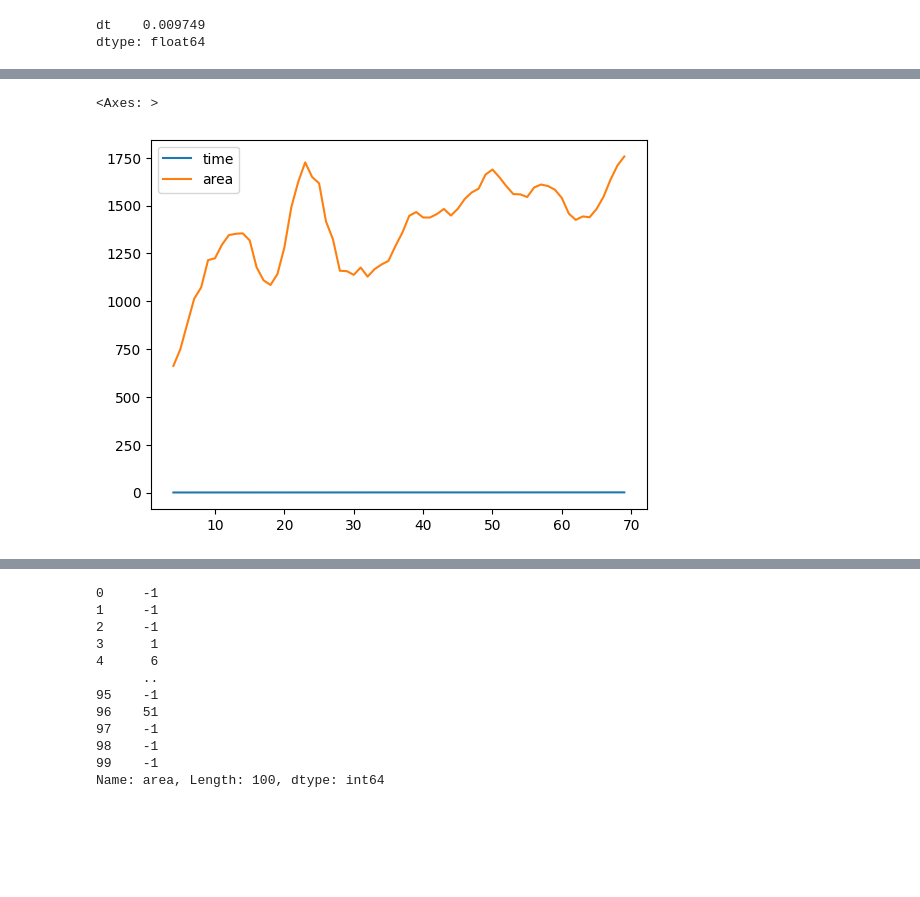
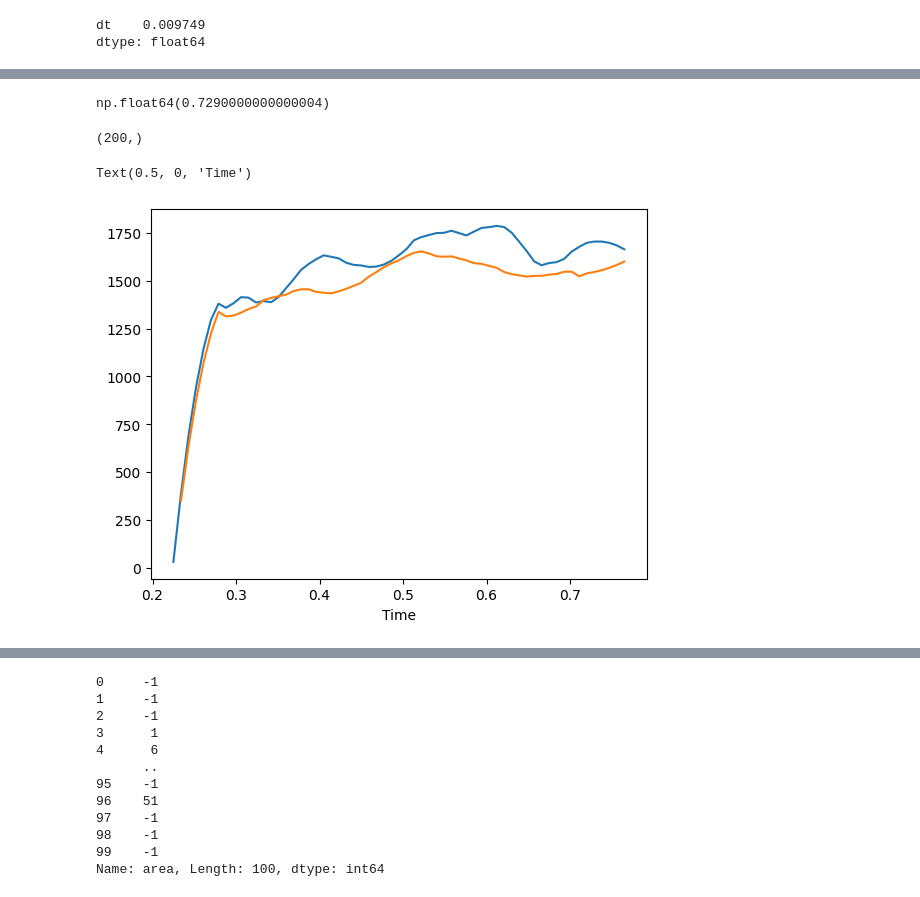
Before and after one commit to tsak1998/pronuclei_extraction, a Jupyter notebook: src/notebooks_pn/euploid_research.ipynb, the cells around one changed output, grey strips where cells are left out. Drawn from its saved outputs; the diff is of its cells as text; code cells hidden in the pictures; blank space fills up the shorter version.

Commit message:
pronucleia euploidity investigation

```diff
--- a/src/notebooks_pn/euploid_research.ipynb
+++ b/src/notebooks_pn/euploid_research.ipynb
@@ -90,4 +90,4 @@ pth_lib2 = Path("/home/tsakalis/ntua/phd/cellforge/cellforge/data/raw_timelapses
 def get_slide_ids(pth: Path) -> list[str]:
     return [(x.name, x) for x in list(pth.glob('*'))]
 # %%
-file_avail = pd.DataFrame(get_slide_ids(pth_lib)+get_slide_ids(pth_lib2), columns=['embryo_id', 'pth']).drop_duplicates()
+file_avail = pd.DataFrame(get_slide_ids(pth_lib)+get_slide_ids(pth_lib2), columns=['embryo_id', 'pth']).drop_duplicates(subset=['embryo_id'])
@@ -445,5 +387,5 @@ len([0, 0, 0, 0, 0, 0, 0, 0, 0, 0, 0, 0, 0, 0, 0, 0, 0, 0, 0, 0, 0, 0, 0, 0, 0,
 # %%
-merged_df['y'] = mapped_results
+merged_df['y'] = merged_df['Class_Grade'].values
 # %%
 # merged_df[['y']+[target_column]].to_csv('targets.csv',index=False)
 # %%
@@ -669,3 +612,5 @@ full_pn1_df['time'] = full_pn1_df['dt'].cumsum()
 full_pn2_df['time'] = full_pn2_df['dt'].cumsum()
 
 whole_emb_all_df['time'] = whole_emb_all_df['dt'].cumsum()
+# %%
+merged_df = merged_df.dropna(subset=['Class_Grade'])
@@ -759,9 +718,9 @@ appear_pn2 = []
 dt_appear = []
 fade_pn1 = []
 fade_pn2 = []
-for id_, group1 in full_pn1_df.groupby('embryo_id'):
+for id_ in merged_df['embryo_id'].drop_duplicates():
     # First PN: fill NaNs, compute time, extract active segment
-    group1 = group1.copy()
+    group1 = full_pn1_df[full_pn1_df['embryo_id'] == id_].copy()#group1.copy()
     group1['area'] = group1['area'].fillna(1)
     group1['time'] = group1['dt'].cumsum()
     start1, len1 = find_signal(group1['area'].values != 1)
@@ -774,7 +733,7 @@ for id_, group1 in full_pn1_df.groupby('embryo_id'):
     start2, len2 = find_signal(group2['area'].values != 1)
     second_pn = group2.iloc[start2 : start2 + len2].reset_index(drop=True)
 
-    whole_emb_slice = whole_emb_all_df.iloc[start1 : start1 + len1]
+    # whole_emb_slice = whole_emb_all_df.iloc[start1 : start1 + len1]
 
     appear_pn1.append(first_pn.iloc[0]['time'])
     appear_pn2.append(second_pn.iloc[0]['time'])
@@ -797,12 +756,13 @@ for id_, group1 in full_pn1_df.groupby('embryo_id'):
     q2_size.append(first_pn['area'].quantile(0.9))
     avg_degree.append(np.quantile(angle_deg,0.1))
 
-    eccentricity_to_embryo = np.sqrt(
-        (first_pn['x'].values - whole_emb_slice['x'].values)**2 +
-        (first_pn['y'].values - whole_emb_slice['y'].values)**2
-    )
+    eccentricity_to_embryo = 0
+    # np.sqrt(
+    #     (first_pn['x'].values - whole_emb_slice['x'].values)**2 +
+    #     (first_pn['y'].values - whole_emb_slice['y'].values)**2
+    # )
 
-    dist_to_emb.append(eccentricity_to_embryo[~np.isnan(eccentricity_to_embryo)].mean())
+    # dist_to_emb.append(eccentricity_to_embryo[~np.isnan(eccentricity_to_embryo)].mean())
     dist = np.sqrt(
         (group1['x'].values - group2['x'].values)**2 +
         (group1['y'].values - group2['y'].values)**2
@@ -853,8 +1062,19 @@ np.int64(0)
+# %%
+time_to_peak_pn1
+# %% [output]
+np.float64(0.7290000000000004)
+# %%
+pn1_df['time'].shape#.iloc[pn1_df['area_sg'].idxmax()]
+# %% [output]
+(200,)
 # %%
-first_pn[['time','area']].rolling(5).mean().plot()
+# pronuclei size
+plt.plot(first_pn[['time']], first_pn[['area_sg']])
+plt.plot(second_pn[['time']], second_pn[['area_sg']])
+plt.xlabel('Time')
 # %% [output]
-<Axes: >
+Text(0.5, 0, 'Time')
-[figure, old version]
+[figure, new version]
 # %%
 plt.scatter(appear_pn1,appear_pn2)
 # %% [output]
```
Also changed, not shown: parts of 76 cells of this notebook, 3 other files.
